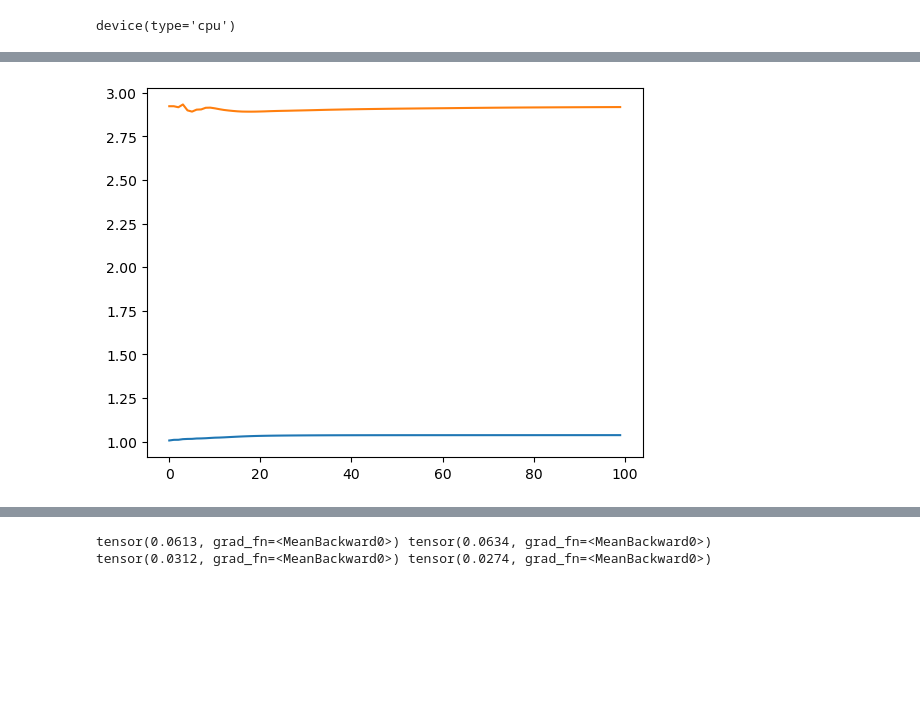
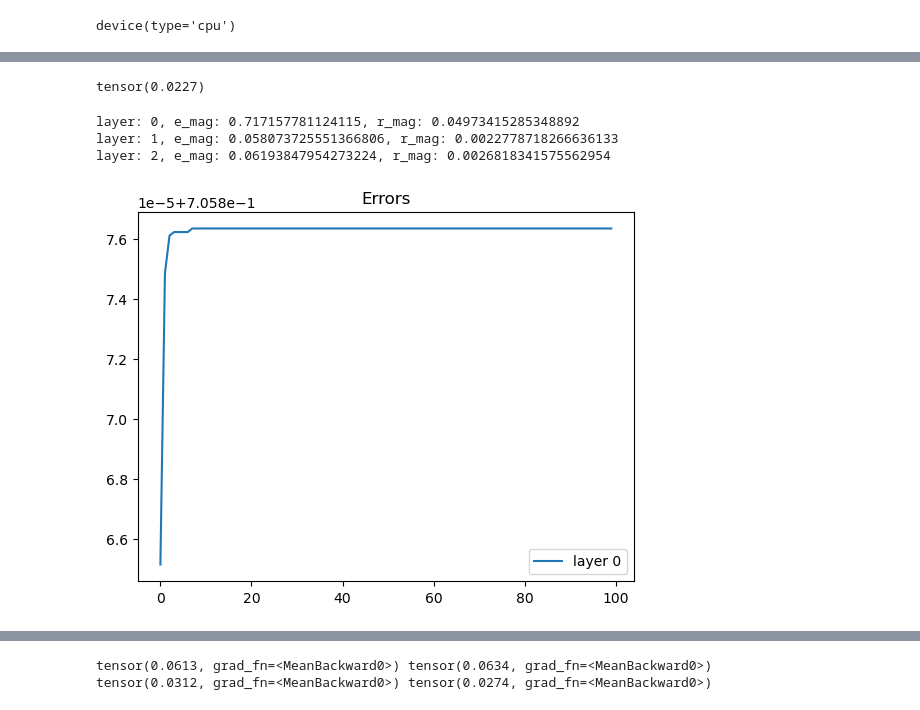
Before and after one commit to joeagriffith/ml-learning, a Jupyter notebook: Deep_Learning/Experimental/Hebbian_Learning/mnist/mnist.ipynb, the cells around one changed output, grey strips where cells are left out. Drawn from its saved outputs; the diff is of its cells as text; code cells hidden in the pictures; blank space fills up the shorter version.

```diff
--- a/Deep_Learning/Experimental/Hebbian_Learning/mnist/mnist.ipynb
+++ b/Deep_Learning/Experimental/Hebbian_Learning/mnist/mnist.ipynb
@@ -19,7 +21,7 @@ transform = transforms.Compose([
     transforms.Normalize((0.1307,), (0.3081,)),
 ])
 
-subset_size = 8
+subset_size = 1
 raw_dataset = datasets.MNIST(root="../Datasets/", train=True, transform=transform, download=False)
 raw_dataset = torch.utils.data.Subset(raw_dataset, range(subset_size))
 
@@ -101,8 +109,8 @@ class Model(nn.Module):
 
         with torch.no_grad():
             for i in range(len(self.layers)):
-                pred = torch.tanh(self.layers[i](state[1][i]))
-                state[0][i] = x - pred if i == 0 else state[1][i-1] - pred
+                pred = self.layers[i](state[1][i])
+                state[0][i] = x - pred if i==0  else state[1][i-1] - pred
         for i in range(len(self.layers)):
             state[1][i] = state[1][i] + F.linear(state[0][i], self.layers[i].weight.T)
         return state
@@ -189,32 +195,57 @@ def train(
                 Es[i].append(e)
 
     return Es, step
+# %%
+positive_dataset[0][0].flatten().mean()
+# %% [output]
+tensor(0.0227)
 # %%
-model = Model(784, 256, [64])
+model = Model(784, 64, [])
+for layer in model.layers:
+    layer.weight.data *= 0.01
 step = 0
+# %%
+batch_size = 4
+dataloader = torch.utils.data.DataLoader(positive_dataset, batch_size=batch_size, shuffle=True)
+x = next(iter(dataloader))[0].flatten(start_dim=1)
+state = model.init_state(len(x))
+
+state = model.step(x, state)
+state = model.step(x, state)
+state = model.step(x, state)
+state = model.step(x, state)
+state = model.step(x, state)
+state = model.step(x, state)
+
+for i in range(len(model.layers)):
+    print(f'layer: {i}, e_mag: {state[0][i].abs().mean()}, r_mag: {state[1][i].abs().mean()}')
+# %% [output]
+layer: 0, e_mag: 0.717157781124115, r_mag: 0.04973415285348892
+layer: 1, e_mag: 0.058073725551366806, r_mag: 0.0022778718266636133
+layer: 2, e_mag: 0.06193847954273224, r_mag: 0.0026818341575562954
 # %%
-batch_size = 8
-positive_dataloader = torch.utils.data.DataLoader(positive_dataset, batch_size=batch_size, shuffle=True)
-negative_dataloader = torch.utils.data.DataLoader(negative_dataset, batch_size=batch_size, shuffle=True)
-lr = 0.1
+batch_size = 1
+lr = 0.0001
 optimiser = torch.optim.AdamW(model.parameters(), lr, weight_decay=1.0)
 epochs=100
 Es, step = train(
     model,
-    positive_dataloader,
-    negative_dataloader,
-    # optimiser,
+    positive_dataset,
+    negative_dataset,
+    batch_size,
     lr,
     epochs,
     step=step,
 )
 # plot logarithmic
 for i, e in enumerate(Es):
-    plt.plot(e)
+    plt.plot(e, label=f'layer {i}')
 # plt.yscale('log')
+plt.legend()
+plt.title('Errors')
 plt.show()
 # %% [output]
-[figure, old version]
+[figure, new version]
 # %%
 for i, e in enumerate(Es):
     print(max(e))
```
Also changed, not shown: parts of 5 cells of this notebook, 13 other files.
